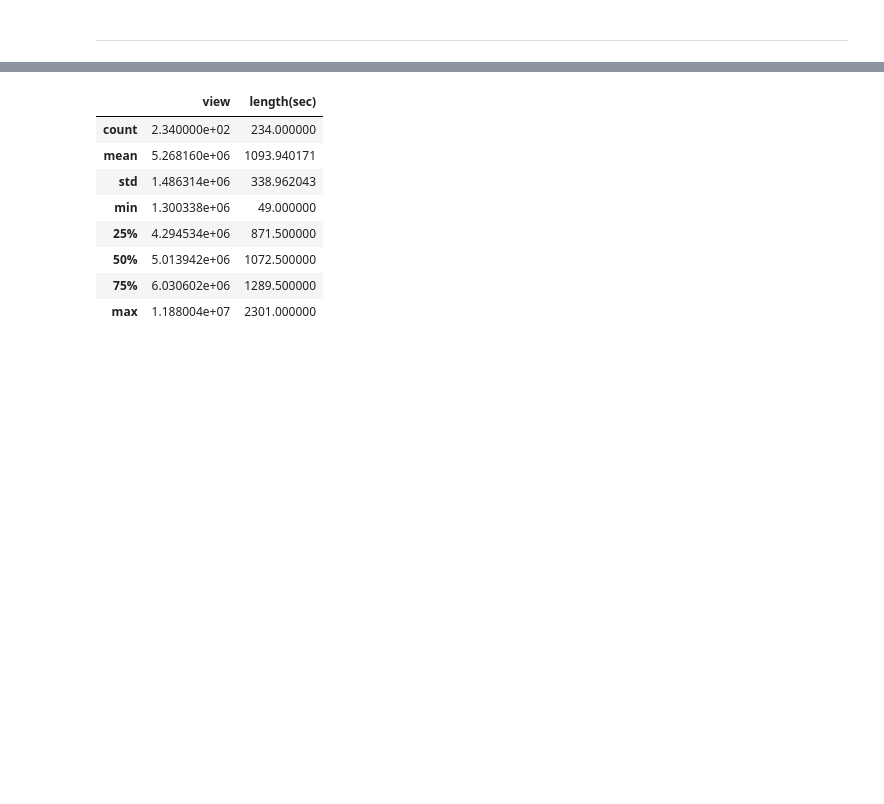
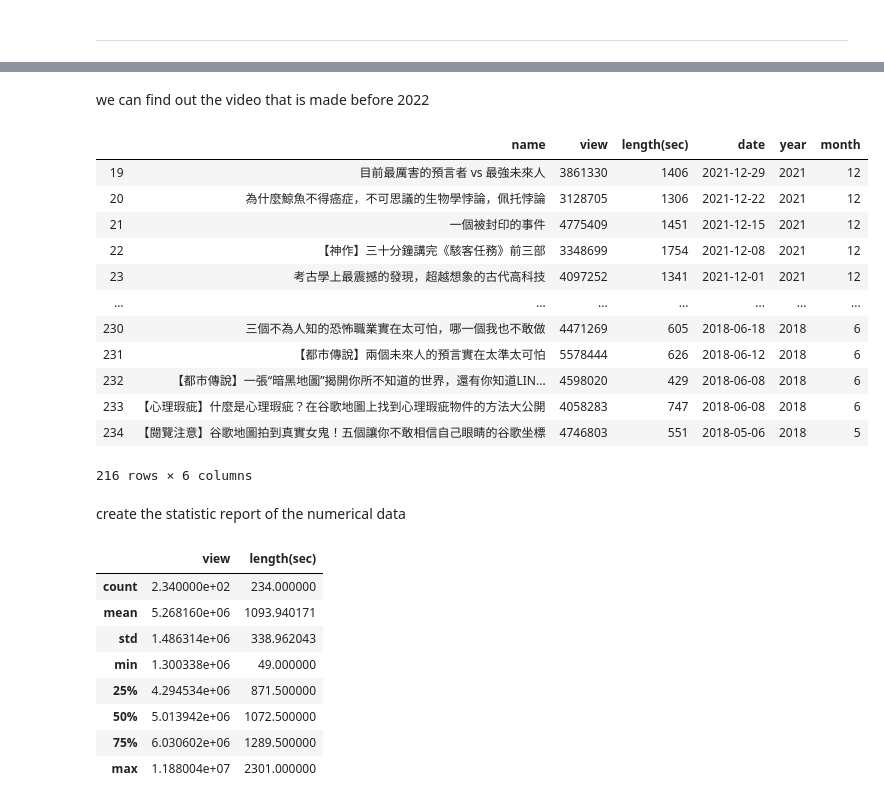
Before and after one commit to creativeson/gao_youtube_channel, a Jupyter notebook: pytube老高小末V1.ipynb, the cells around one changed output, grey strips where cells are left out. Cells and saved outputs as stored; diff of their text form; code cells hidden in the pictures; blank space fills up the shorter version.

```diff
--- a/pytube老高小末V1.ipynb
+++ b/pytube老高小末V1.ipynb
@@ -197,3 +246,28 @@ f"最受歡迎的是{maxs_name},觀看次數{maxs}次;最不受歡迎的是{mins
+# %% [markdown]
+we can find out the video that is made before 2022
+# %%
+
+import datetime
+
+filt = df["date"] < datetime.date(2022, 1,1)
+
+df[filt]
+# %% [output]
+|  | name | view | length(sec) | date | year | month |
+| 19 | 目前最厲害的預言者 vs 最強未來人 | 3861330 | 1406 | 2021-12-29 | 2021 | 12 |
+| 20 | 為什麼鯨魚不得癌症，不可思議的生物學悖論，佩托悖論 | 3128705 | 1306 | 2021-12-22 | 2021 | 12 |
+| 21 | 一個被封印的事件 | 4775409 | 1451 | 2021-12-15 | 2021 | 12 |
+| 22 | 【神作】三十分鐘講完《駭客任務》前三部 | 3348699 | 1754 | 2021-12-08 | 2021 | 12 |
+| 23 | 考古學上最震撼的發現，超越想象的古代高科技 | 4097252 | 1341 | 2021-12-01 | 2021 | 12 |
+| ... | ... | ... | ... | ... | ... | ... |
+| 230 | 三個不為人知的恐怖職業實在太可怕，哪一個我也不敢做 | 4471269 | 605 | 2018-06-18 | 2018 | 6 |
+| 231 | 【都市傳說】兩個未來人的預言實在太準太可怕 | 5578444 | 626 | 2018-06-12 | 2018 | 6 |
+| 232 | 【都市傳說】一張“暗黑地圖”揭開你所不知道的世界，還有你知道LIN... | 4598020 | 429 | 2018-06-08 | 2018 | 6 |
+| 233 | 【心理瑕疵】什麼是心理瑕疵？在谷歌地圖上找到心理瑕疵物件的方法大公開 | 4058283 | 747 | 2018-06-08 | 2018 | 6 |
+| 234 | 【閱覽注意】谷歌地圖拍到真實女鬼！五個讓你不敢相信自己眼睛的谷歌坐標 | 4746803 | 551 | 2018-05-06 | 2018 | 5 |
+216 rows × 6 columns
+# %% [markdown]
+create the statistic report of the numerical data
 # %%
 df.describe()
 #針對點閱數及時常的統計資料
```
Also changed, not shown: parts of 29 cells of this notebook.
